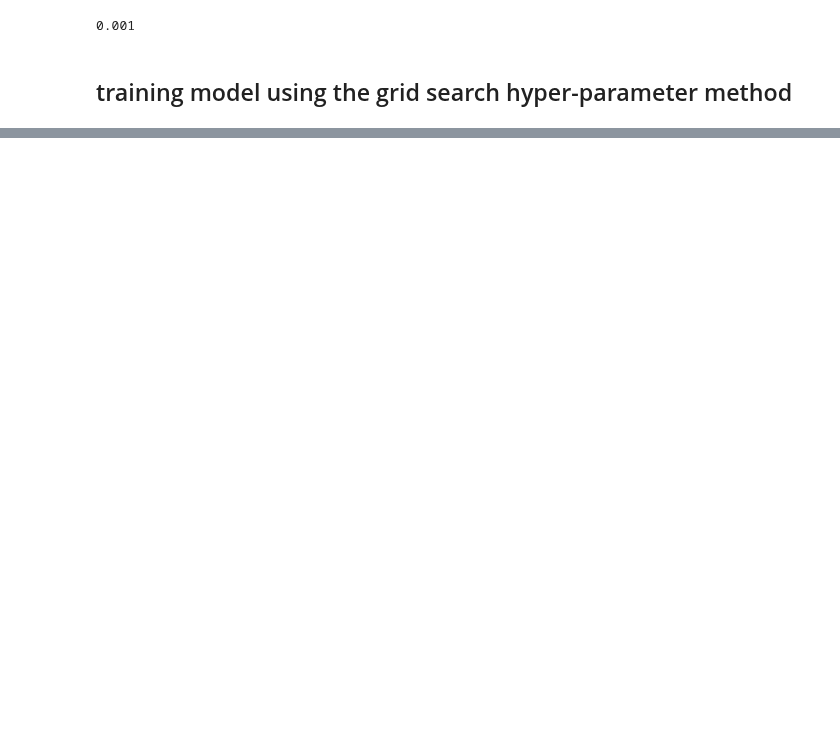
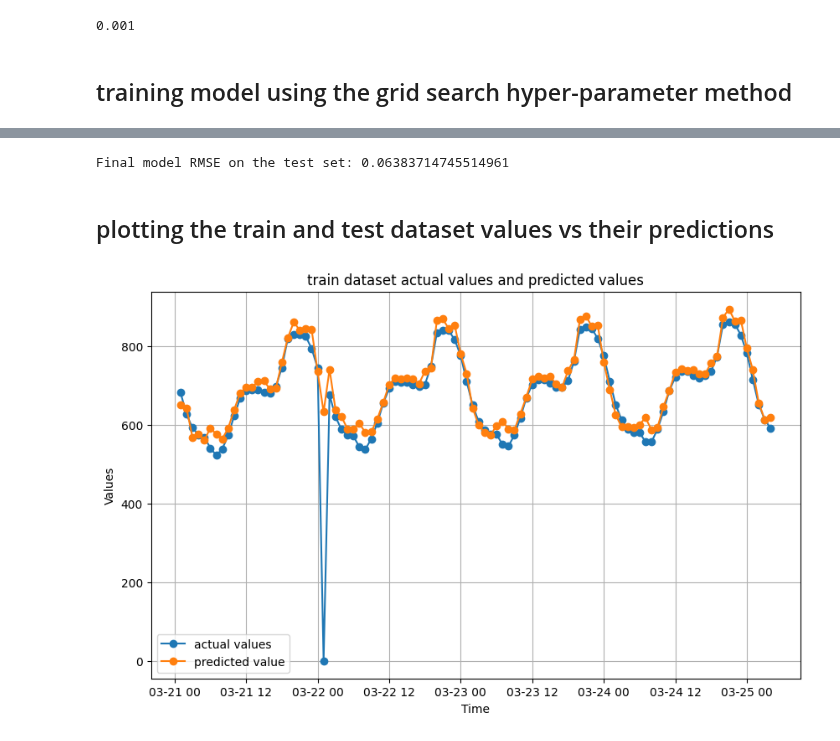
Before and after one commit to amirhosseinamerimanesh/Load-Forecasting-Machine-Learing, a Jupyter notebook: load_forecasting_ml.ipynb, the cells around one changed output, grey strips where cells are left out. Saved outputs shown, nothing was run; the diff lists cells and outputs as text; code cells hidden in the pictures; blank space fills up the shorter version.

Commit message:
added plots for NN model

```diff
--- a/load_forecasting_ml.ipynb
+++ b/load_forecasting_ml.ipynb
@@ -504,7 +504,7 @@ def train_and_evaluate(model, train_loader, test_data, criterion, optimizer, num
 # %%
 # Grid search hyperparameter tuning
 param_grid = {
-    'num_hidden_units': [16, 32, 64],
+    'num_hidden_units': [8,16, 32],
     'num_layers': [1, 2, 3],
     'learning_rate': [0.001, 0.01, 0.1]
 }
@@ -599,0 +593,35 @@ Train loss: 0.00841 | Test loss: 0.00484, Epoch: 100
+# %%
+denormalized_values = (concat_df["values"] * concat_df_value_std) +concat_df_value_mean
+dernomalized_predictions = (best_model(X.to(device)).detach().numpy() * concat_df_value_std) +concat_df_value_mean
+# %%
+plot_df = pd.DataFrame({"time": concat_df["time"],
+                        "actual_values": denormalized_values,
+                        "predictions": dernomalized_predictions.flatten()})
+# %%
+train_plot_df = plot_df[:int(len(plot_df)*0.9)]
+test_plot_df = plot_df[int(len(plot_df)*0.9):]
+# %%
+rmse_test = np.sqrt(mean_squared_error(concat_df["values"][int(len(concat_df)*0.9):], best_model(X.to(device)).detach().numpy()[int(len(concat_df)*0.9):].flatten()))
+print(f"Final model RMSE on the test set: {rmse_test}")
+# %% [output]
+Final model RMSE on the test set: 0.06383714745514961
+# %% [markdown]
+## plotting the train and test dataset values vs their predictions
+# %%
+# Plotting train dataset
+plt.figure(figsize=(10, 6))
+
+# Plotting actual_values against Time
+plt.plot(train_plot_df['time'][:100], train_plot_df['actual_values'][:100], label='actual values', marker='o', linestyle='-')
+
+# Plotting predictions against Time
+plt.plot(train_plot_df['time'][:100], train_plot_df['predictions'][:100], label='predicted value', marker='o', linestyle='-')
+
+plt.title('train dataset actual values and predicted values')
+plt.xlabel('Time')
+plt.ylabel('Values')
+plt.legend()
+plt.grid(True)
+plt.show()
+# %% [output]
+[figure, added]
```
Also changed, not shown: parts of 4 cells of this notebook.
